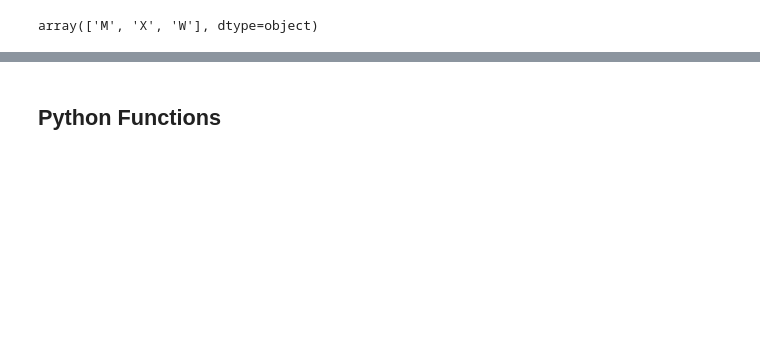
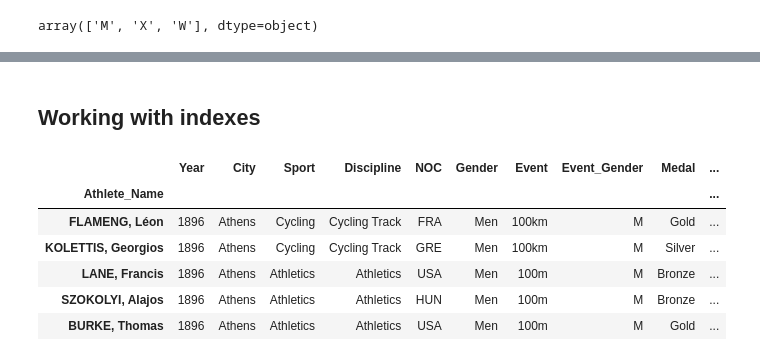
Before and after one commit to mmaheshan/PandasExercises, a Jupyter notebook: 02_Pandas_Essentials/01_Fundamentals/intermediate_techniques.ipynb, the cells around one changed output, grey strips where cells are left out. Cells and saved outputs as stored; diff of their text form; code cells hidden in the pictures; blank space fills up the shorter version.

```diff
--- a/02_Pandas_Essentials/01_Fundamentals/intermediate_techniques.ipynb
+++ b/02_Pandas_Essentials/01_Fundamentals/intermediate_techniques.ipynb
@@ -288,2 +327,14 @@ array(['M', 'X', 'W'], dtype=object)
 # %% [markdown]
-## Python Functions
+## Working with indexes
+# %%
+# Change index to name
+oo = oo.set_index('Athlete_Name')
+oo.head()
+# %% [output]
+|  | Year | City | Sport | Discipline | NOC | Gender | Event | Event_Gender | Medal | ... |
+| Athlete_Name |  |  |  |  |  |  |  |  |  | ... |
+| FLAMENG, Léon | 1896 | Athens | Cycling | Cycling Track | FRA | Men | 100km | M | Gold | ... |
+| KOLETTIS, Georgios | 1896 | Athens | Cycling | Cycling Track | GRE | Men | 100km | M | Silver | ... |
+| LANE, Francis | 1896 | Athens | Athletics | Athletics | USA | Men | 100m | M | Bronze | ... |
+| SZOKOLYI, Alajos | 1896 | Athens | Athletics | Athletics | HUN | Men | 100m | M | Bronze | ... |
+| BURKE, Thomas | 1896 | Athens | Athletics | Athletics | USA | Men | 100m | M | Gold | ... |
```
Also changed, not shown: parts of 25 cells of this notebook.
